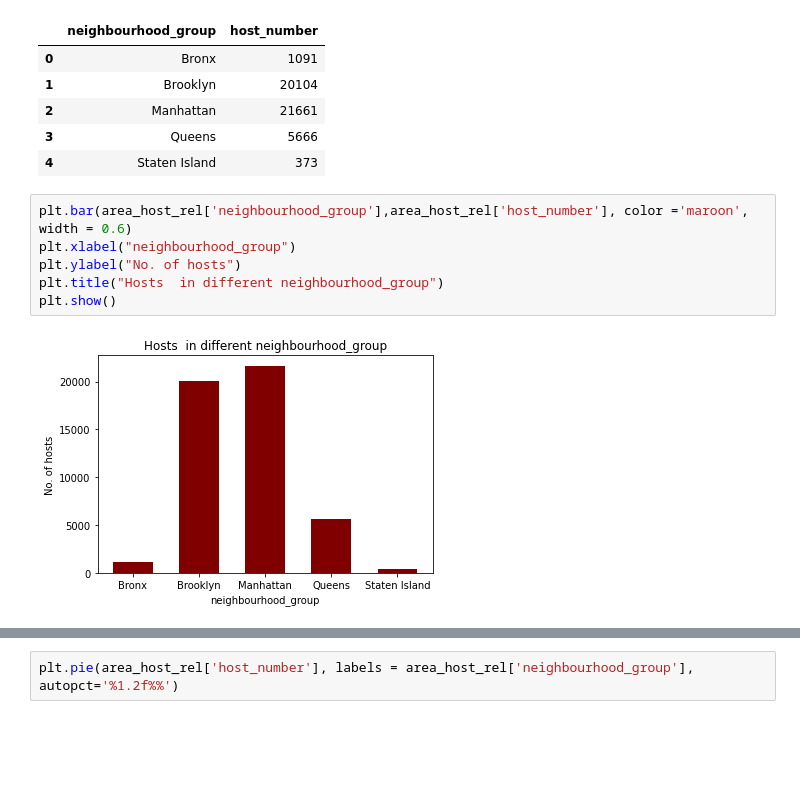
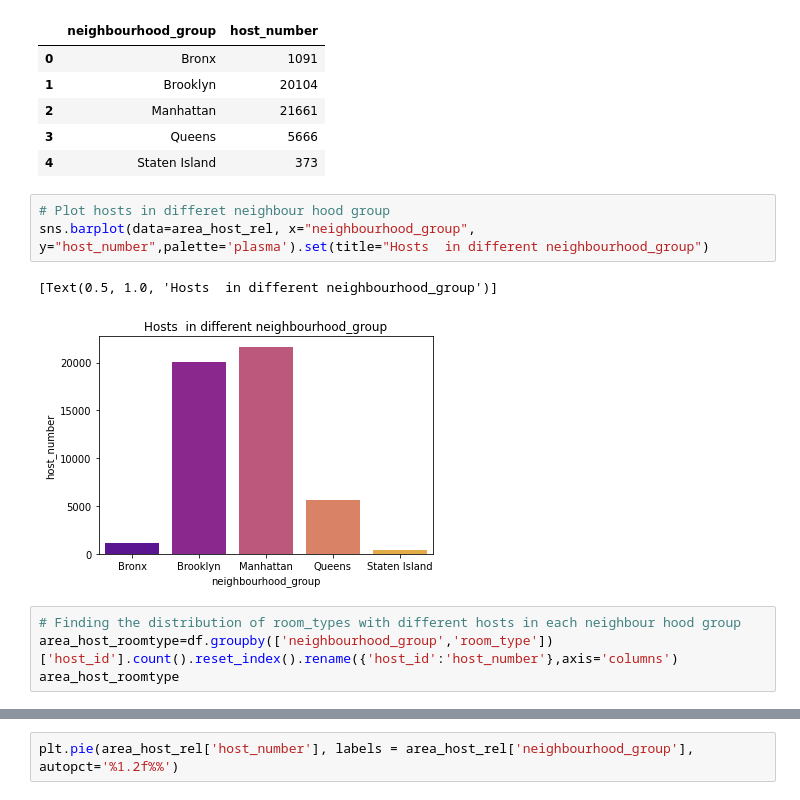
Before and after one commit to junaiskv94/Airbnb_bookin_Analysis, a Jupyter notebook: Copy_of_Airbnb_Bookings_Analysis_Capstone_Project.ipynb, the cells around one changed output, grey strips where cells are left out. Drawn from its saved outputs; the diff is of its cells as text; blank space fills up the shorter version.

```diff
--- a/Copy_of_Airbnb_Bookings_Analysis_Capstone_Project.ipynb
+++ b/Copy_of_Airbnb_Bookings_Analysis_Capstone_Project.ipynb
@@ -370,11 +362,13 @@ area_host_rel
 | 2 | Manhattan | 21661 |
 | 3 | Queens | 5666 |
 | 4 | Staten Island | 373 |
-# %%
-plt.bar(area_host_rel['neighbourhood_group'],area_host_rel['host_number'], color ='maroon', width = 0.6)
-plt.xlabel("neighbourhood_group")
-plt.ylabel("No. of hosts")
-plt.title("Hosts  in different neighbourhood_group")
-plt.show()
-# %% [output]
-[figure, removed]
+# %%
+# Plot hosts in differet neighbour hood group
+sns.barplot(data=area_host_rel, x="neighbourhood_group", y="host_number",palette='plasma').set(title="Hosts  in different neighbourhood_group")
+# %% [output]
+[Text(0.5, 1.0, 'Hosts  in different neighbourhood_group')]
+[figure, added]
+# %%
+# Finding the distribution of room_types with different hosts in each neighbour hood group
+area_host_roomtype=df.groupby(['neighbourhood_group','room_type'])['host_id'].count().reset_index().rename({'host_id':'host_number'},axis='columns')
+area_host_roomtype
```
Also changed, not shown: parts of 13 cells of this notebook.
